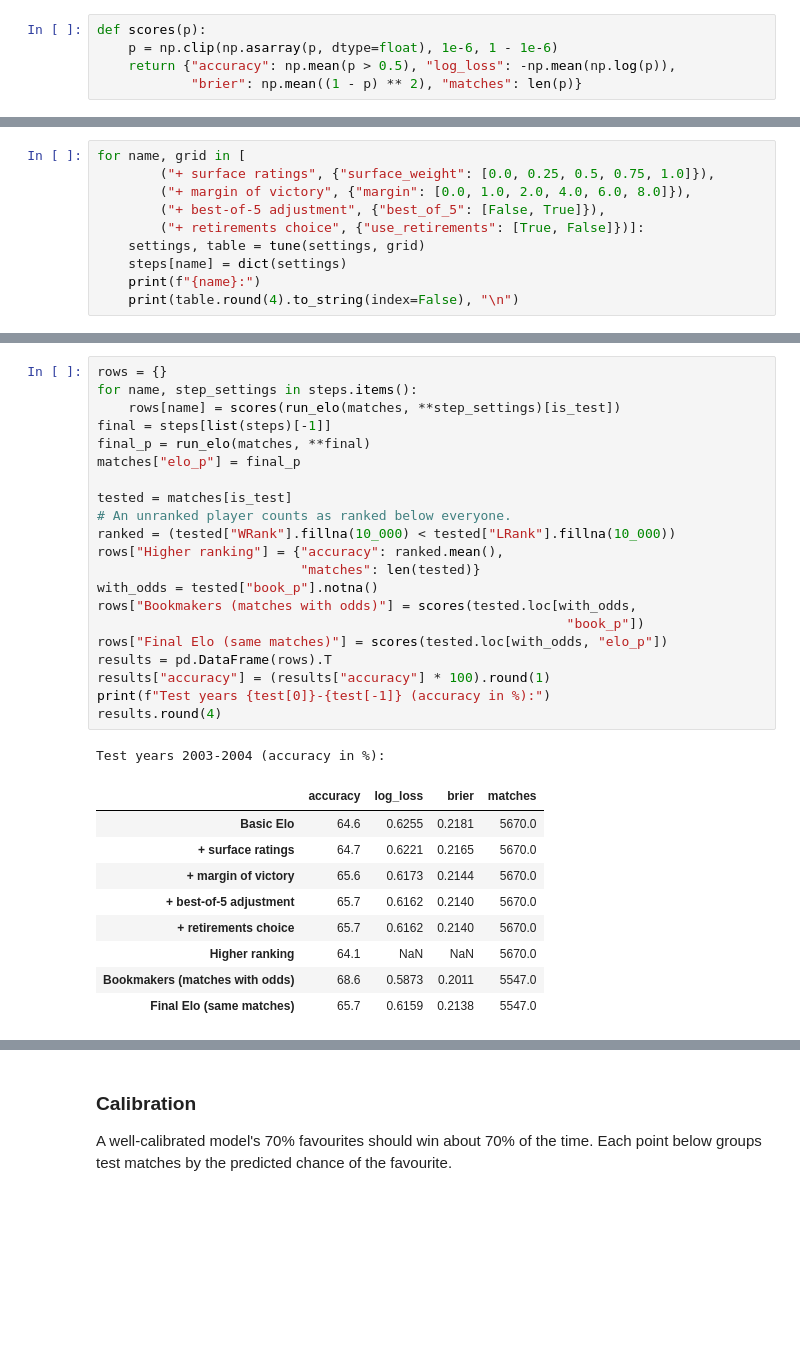
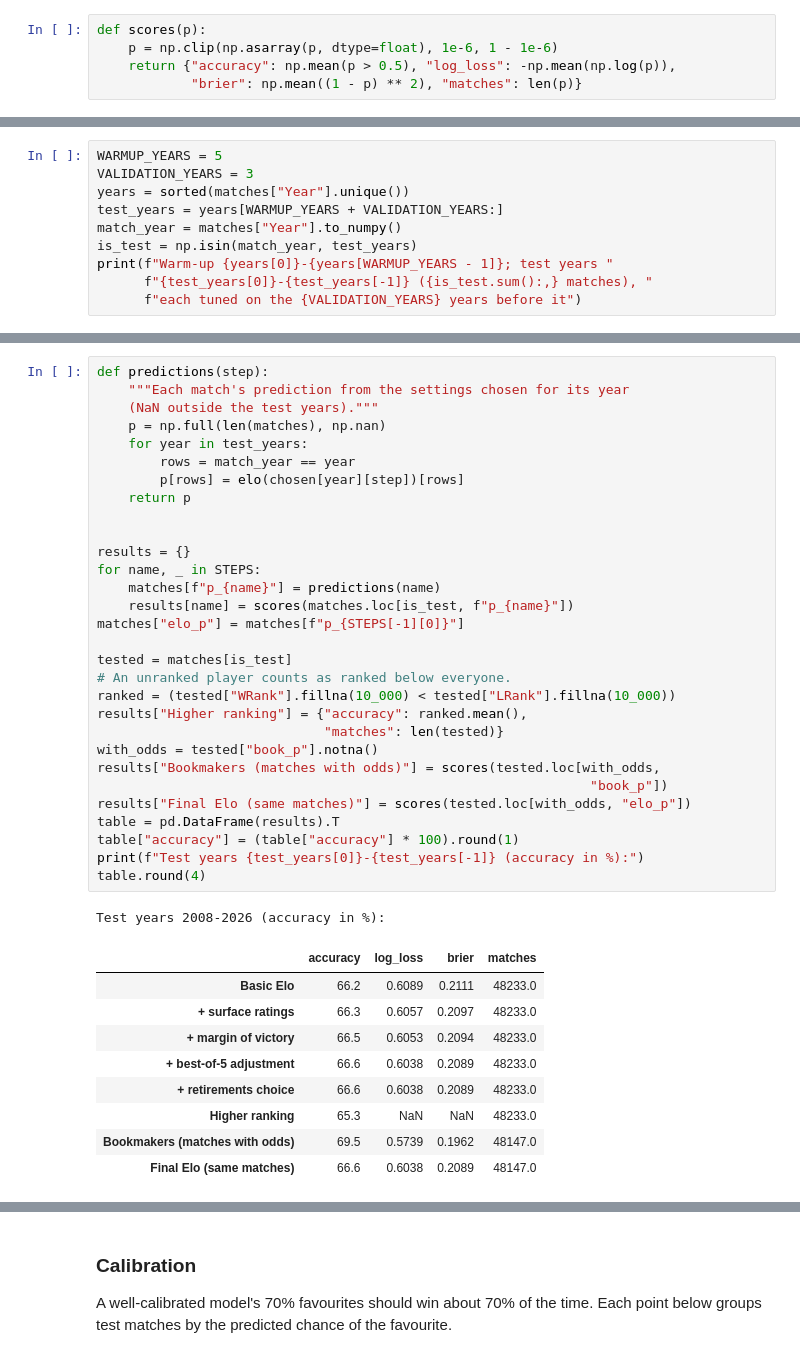
Before and after one commit to noahgoalen/git-practice, a Jupyter notebook: tennis-segmentation/elo_prediction.ipynb, the cells around one changed output, grey strips where cells are left out. Drawn from its saved outputs; the diff is of its cells as text; blank space fills up the shorter version.

```diff
--- a/tennis-segmentation/elo_prediction.ipynb
+++ b/tennis-segmentation/elo_prediction.ipynb
@@ -275,0 +293,10 @@ Warm-up 2000-2001, validation 2002-2002 (2,799 matches), test 2003-2004 (5,670 m
+# %%
+WARMUP_YEARS = 5
+VALIDATION_YEARS = 3
+years = sorted(matches["Year"].unique())
+test_years = years[WARMUP_YEARS + VALIDATION_YEARS:]
+match_year = matches["Year"].to_numpy()
+is_test = np.isin(match_year, test_years)
+print(f"Warm-up {years[0]}-{years[WARMUP_YEARS - 1]}; test years "
+      f"{test_years[0]}-{test_years[-1]} ({is_test.sum():,} matches), "
+      f"each tuned on the {VALIDATION_YEARS} years before it")
@@ -320,10 +315,0 @@ Basic Elo, best settings first (validation):
-# %%
-for name, grid in [
-        ("+ surface ratings", {"surface_weight": [0.0, 0.25, 0.5, 0.75, 1.0]}),
-        ("+ margin of victory", {"margin": [0.0, 1.0, 2.0, 4.0, 6.0, 8.0]}),
-        ("+ best-of-5 adjustment", {"best_of_5": [False, True]}),
-        ("+ retirements choice", {"use_retirements": [True, False]})]:
-    settings, table = tune(settings, grid)
-    steps[name] = dict(settings)
-    print(f"{name}:")
-    print(table.round(4).to_string(index=False), "\n")
@@ -366,34 +389,43 @@ choices. Alongside:
 - **Bookmakers**: the averaged bookmaker probability, on the test matches
   that have odds.
 # %%
-rows = {}
-for name, step_settings in steps.items():
-    rows[name] = scores(run_elo(matches, **step_settings)[is_test])
-final = steps[list(steps)[-1]]
-final_p = run_elo(matches, **final)
-matches["elo_p"] = final_p
+def predictions(step):
+    """Each match's prediction from the settings chosen for its year
+    (NaN outside the test years)."""
+    p = np.full(len(matches), np.nan)
+    for year in test_years:
+        rows = match_year == year
+        p[rows] = elo(chosen[year][step])[rows]
+    return p
+
+
+results = {}
+for name, _ in STEPS:
+    matches[f"p_{name}"] = predictions(name)
+    results[name] = scores(matches.loc[is_test, f"p_{name}"])
+matches["elo_p"] = matches[f"p_{STEPS[-1][0]}"]
 
 tested = matches[is_test]
 # An unranked player counts as ranked below everyone.
 ranked = (tested["WRank"].fillna(10_000) < tested["LRank"].fillna(10_000))
-rows["Higher ranking"] = {"accuracy": ranked.mean(),
-                          "matches": len(tested)}
+results["Higher ranking"] = {"accuracy": ranked.mean(),
+                             "matches": len(tested)}
 with_odds = tested["book_p"].notna()
-rows["Bookmakers (matches with odds)"] = scores(tested.loc[with_odds,
-                                                            "book_p"])
-rows["Final Elo (same matches)"] = scores(tested.loc[with_odds, "elo_p"])
-results = pd.DataFrame(rows).T
-results["accuracy"] = (results["accuracy"] * 100).round(1)
-print(f"Test years {test[0]}-{test[-1]} (accuracy in %):")
-results.round(4)
+results["Bookmakers (matches with odds)"] = scores(tested.loc[with_odds,
+                                                               "book_p"])
+results["Final Elo (same matches)"] = scores(tested.loc[with_odds, "elo_p"])
+table = pd.DataFrame(results).T
+table["accuracy"] = (table["accuracy"] * 100).round(1)
+print(f"Test years {test_years[0]}-{test_years[-1]} (accuracy in %):")
+table.round(4)
 # %% [output]
-Test years 2003-2004 (accuracy in %):
+Test years 2008-2026 (accuracy in %):
 |  | accuracy | log_loss | brier | matches |
-| Basic Elo | 64.6 | 0.6255 | 0.2181 | 5670.0 |
-| + surface ratings | 64.7 | 0.6221 | 0.2165 | 5670.0 |
-| + margin of victory | 65.6 | 0.6173 | 0.2144 | 5670.0 |
-| + best-of-5 adjustment | 65.7 | 0.6162 | 0.2140 | 5670.0 |
-| + retirements choice | 65.7 | 0.6162 | 0.2140 | 5670.0 |
-| Higher ranking | 64.1 | NaN | NaN | 5670.0 |
-| Bookmakers (matches with odds) | 68.6 | 0.5873 | 0.2011 | 5547.0 |
-| Final Elo (same matches) | 65.7 | 0.6159 | 0.2138 | 5547.0 |
+| Basic Elo | 66.2 | 0.6089 | 0.2111 | 48233.0 |
+| + surface ratings | 66.3 | 0.6057 | 0.2097 | 48233.0 |
+| + margin of victory | 66.5 | 0.6053 | 0.2094 | 48233.0 |
+| + best-of-5 adjustment | 66.6 | 0.6038 | 0.2089 | 48233.0 |
+| + retirements choice | 66.6 | 0.6038 | 0.2089 | 48233.0 |
+| Higher ranking | 65.3 | NaN | NaN | 48233.0 |
+| Bookmakers (matches with odds) | 69.5 | 0.5739 | 0.1962 | 48147.0 |
+| Final Elo (same matches) | 66.6 | 0.6038 | 0.2089 | 48147.0 |
```
Also changed, not shown: parts of 23 cells of this notebook, 22 other files.
